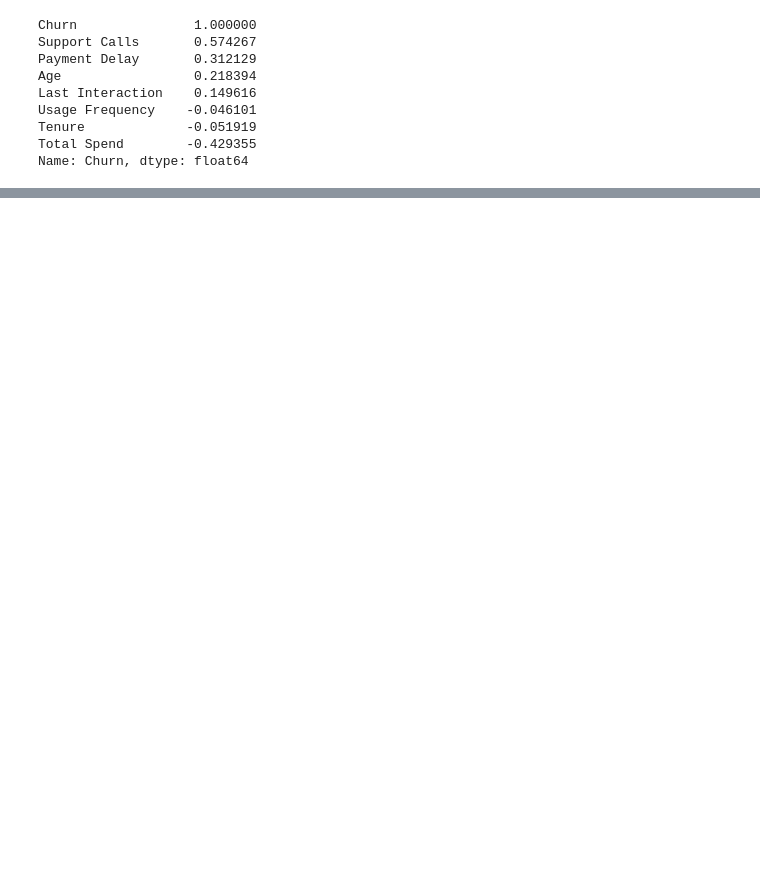
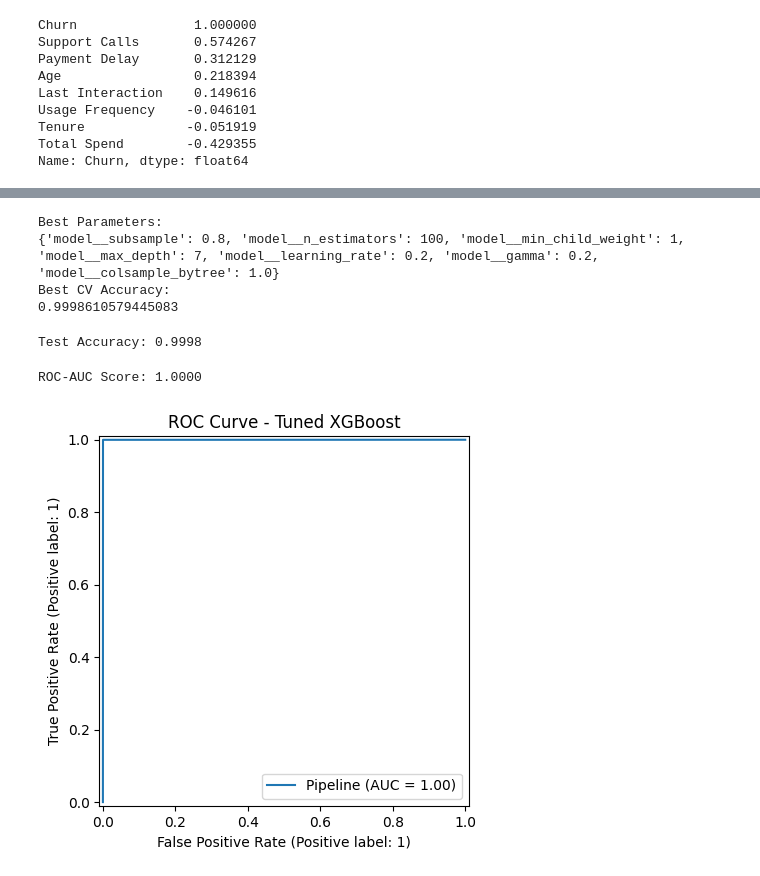
Before and after one commit to sujal-chauhan2006/ML-Projects, a Jupyter notebook: Customer_Churn_Prediction/Notebook/Customer_Churn_Prediction.ipynb, the cells around one changed output, grey strips where cells are left out. Cells and saved outputs as stored; diff of their text form; code cells hidden in the pictures; blank space fills up the shorter version.

Commit message:
Customer Churn Prediction Notebook

```diff
--- a/Customer_Churn_Prediction/Notebook/Customer_Churn_Prediction.ipynb
+++ b/Customer_Churn_Prediction/Notebook/Customer_Churn_Prediction.ipynb
@@ -243,7 +243,7 @@ df.head(5)
 # %%
 df = df.drop('CustomerID',axis = 1)
 # %%
-X = df[['Support Calls', 'Payment Delay', 'Total Spend']]
+X = df.drop('Churn',axis = 1)
 y = df['Churn']
 # %%
 # Split the data
@@ -276,3 +287,9 @@ preprocessor = ColumnTransformer(transformers = [('num_pipline',num_pipline,num_
+# %%
+X_train[num_cols] = sc.fit_transform(X_train[num_cols])
+X_test[num_cols] = sc.transform(X_test[num_cols])
+
+X_train[cat_cols] = oe.fit_transform(X_train[cat_cols])
+X_test[cat_cols] = oe.transform(X_test[cat_cols])
 # %%
 pip install catboost
 # %% [output]
@@ -349,10 +341,0 @@ sc = StandardScaler()
-# %%
-X_train[['Support Calls']] = sc.fit_transform(X_train[['Support Calls']])
-X_train[['Payment Delay']] = sc.fit_transform(X_train[['Payment Delay']])
-X_train[['Total Spend']] = sc.fit_transform(X_train[['Total Spend']])
-X_test[['Support Calls']] = sc.transform(X_test[['Support Calls']])
-X_test[[ 'Payment Delay']] = sc.transform(X_test[['Payment Delay']])
-X_test[['Total Spend']] = sc.transform(X_test[['Total Spend']])
-
-X_train[cat_cols] = oe.fit_transform(X_train[cat_cols])
-X_test[cat_cols] = oe.transform(X_test[cat_cols])
@@ -458,0 +578,44 @@ Name: Churn, dtype: float64
+# %%
+print("Best Parameters:")
+print(random_search.best_params_)
+
+print("Best CV Accuracy:")
+print(random_search.best_score_)
+# %% [output]
+Best Parameters:
+{'model__subsample': 0.8, 'model__n_estimators': 100, 'model__min_child_weight': 1, 'model__max_depth': 7, 'model__learning_rate': 0.2, 'model__gamma': 0.2, 'model__colsample_bytree': 1.0}
+Best CV Accuracy:
+0.9998610579445083
+# %%
+best_model = random_search.best_estimator_
+
+test_accuracy = best_model.score(X_test, y_test)
+
+print(f"Test Accuracy: {test_accuracy:.4f}")
+# %% [output]
+Test Accuracy: 0.9998
+# %%
+from sklearn.metrics import roc_auc_score
+
+# Probability of Positive Class
+y_prob = best_model.predict_proba(X_test)[:, 1]
+
+roc_auc = roc_auc_score(y_test, y_prob)
+
+print(f"ROC-AUC Score: {roc_auc:.4f}")
+# %% [output]
+ROC-AUC Score: 1.0000
+# %%
+import matplotlib.pyplot as plt
+from sklearn.metrics import RocCurveDisplay
+
+RocCurveDisplay.from_estimator(
+    best_model,
+    X_test,
+    y_test
+)
+
+plt.title("ROC Curve - Tuned XGBoost")
+plt.show()
+# %% [output]
+[figure, added]
```
Also changed, not shown: parts of 24 cells of this notebook.
